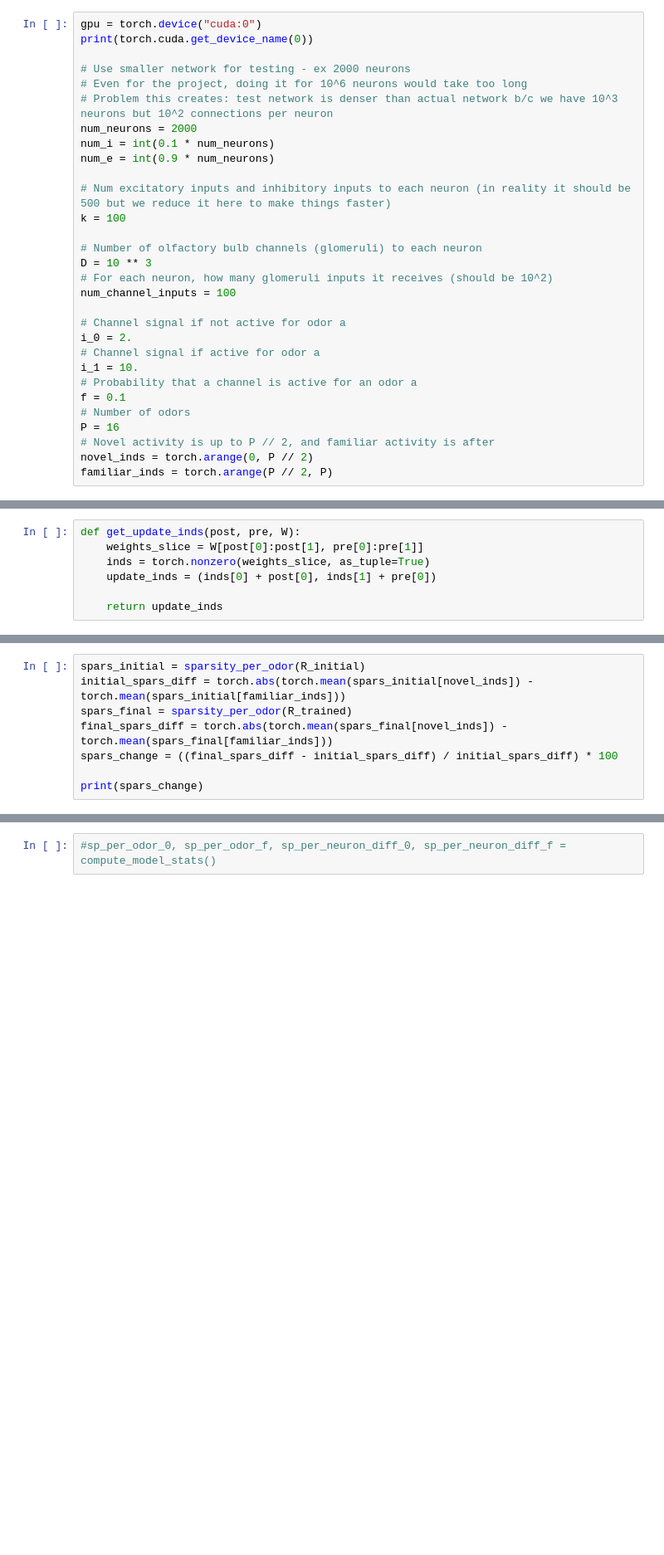
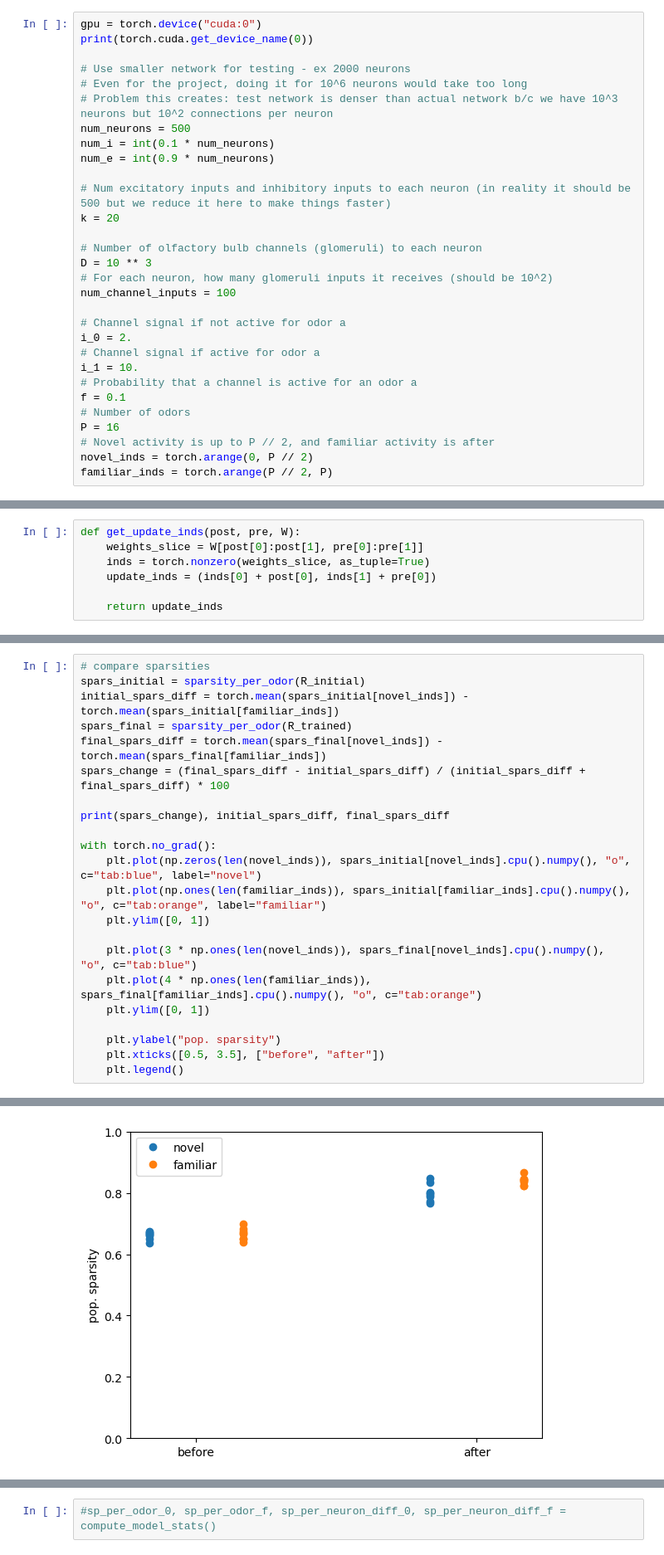
Before and after one commit to ArjunParthasarathy/Piriform-Cortex-Plasticity, a Jupyter notebook: backprop_joint_weight_reg.ipynb, the cells around one changed output, grey strips where cells are left out. Shown at 83% size. Drawn from its saved outputs; the diff is of its cells as text; blank space fills up the shorter version.

```diff
--- a/backprop_joint_weight_reg.ipynb
+++ b/backprop_joint_weight_reg.ipynb
@@ -15,12 +15,12 @@ print(torch.cuda.get_device_name(0))
 # Use smaller network for testing - ex 2000 neurons
 # Even for the project, doing it for 10^6 neurons would take too long
 # Problem this creates: test network is denser than actual network b/c we have 10^3 neurons but 10^2 connections per neuron
-num_neurons = 2000
+num_neurons = 500
 num_i = int(0.1 * num_neurons)
 num_e = int(0.9 * num_neurons)
 
 # Num excitatory inputs and inhibitory inputs to each neuron (in reality it should be 500 but we reduce it here to make things faster)
-k = 100
+k = 20
 
 # Number of olfactory bulb channels (glomeruli) to each neuron
 D = 10 ** 3
@@ -447,9 +470,23 @@ tensor(0.1387)
 # %%
+# compare sparsities
 spars_initial = sparsity_per_odor(R_initial)
-initial_spars_diff = torch.abs(torch.mean(spars_initial[novel_inds]) - torch.mean(spars_initial[familiar_inds]))
+initial_spars_diff = torch.mean(spars_initial[novel_inds]) - torch.mean(spars_initial[familiar_inds])
 spars_final = sparsity_per_odor(R_trained)
-final_spars_diff = torch.abs(torch.mean(spars_final[novel_inds]) - torch.mean(spars_final[familiar_inds]))
-spars_change = ((final_spars_diff - initial_spars_diff) / initial_spars_diff) * 100
+final_spars_diff = torch.mean(spars_final[novel_inds]) - torch.mean(spars_final[familiar_inds])
+spars_change = (final_spars_diff - initial_spars_diff) / (initial_spars_diff + final_spars_diff) * 100
 
-print(spars_change)
+print(spars_change), initial_spars_diff, final_spars_diff
+
+with torch.no_grad():
+    plt.plot(np.zeros(len(novel_inds)), spars_initial[novel_inds].cpu().numpy(), "o", c="tab:blue", label="novel")
+    plt.plot(np.ones(len(familiar_inds)), spars_initial[familiar_inds].cpu().numpy(), "o", c="tab:orange", label="familiar")
+    plt.ylim([0, 1])
+
+    plt.plot(3 * np.ones(len(novel_inds)), spars_final[novel_inds].cpu().numpy(), "o", c="tab:blue")
+    plt.plot(4 * np.ones(len(familiar_inds)), spars_final[familiar_inds].cpu().numpy(), "o", c="tab:orange")
+    plt.ylim([0, 1])
+
+    plt.ylabel("pop. sparsity")
+    plt.xticks([0.5, 3.5], ["before", "after"])
+    plt.legend()
 # %% [output]
@@ -457,2 +494,3 @@ tensor(276.5285, device='cuda:0', grad_fn=<MulBackward0>)
+[figure, added]
 # %%
 with torch.no_grad():
```
Also changed, not shown: parts of 19 cells of this notebook.
